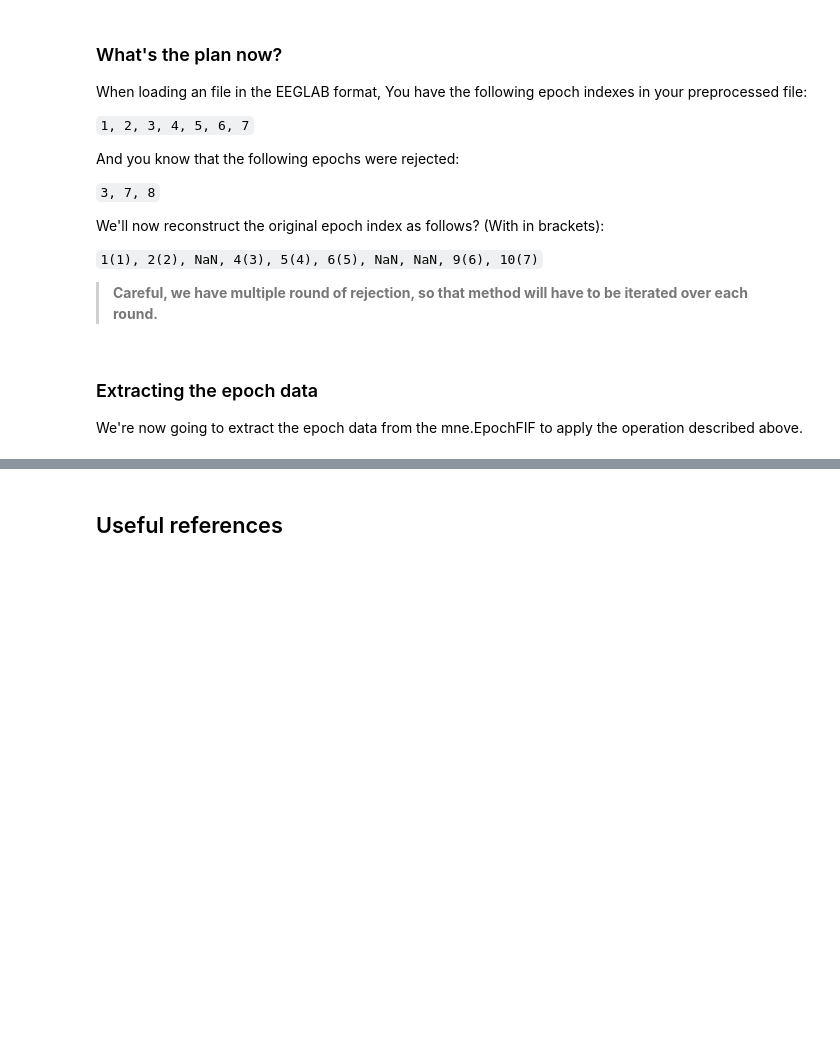
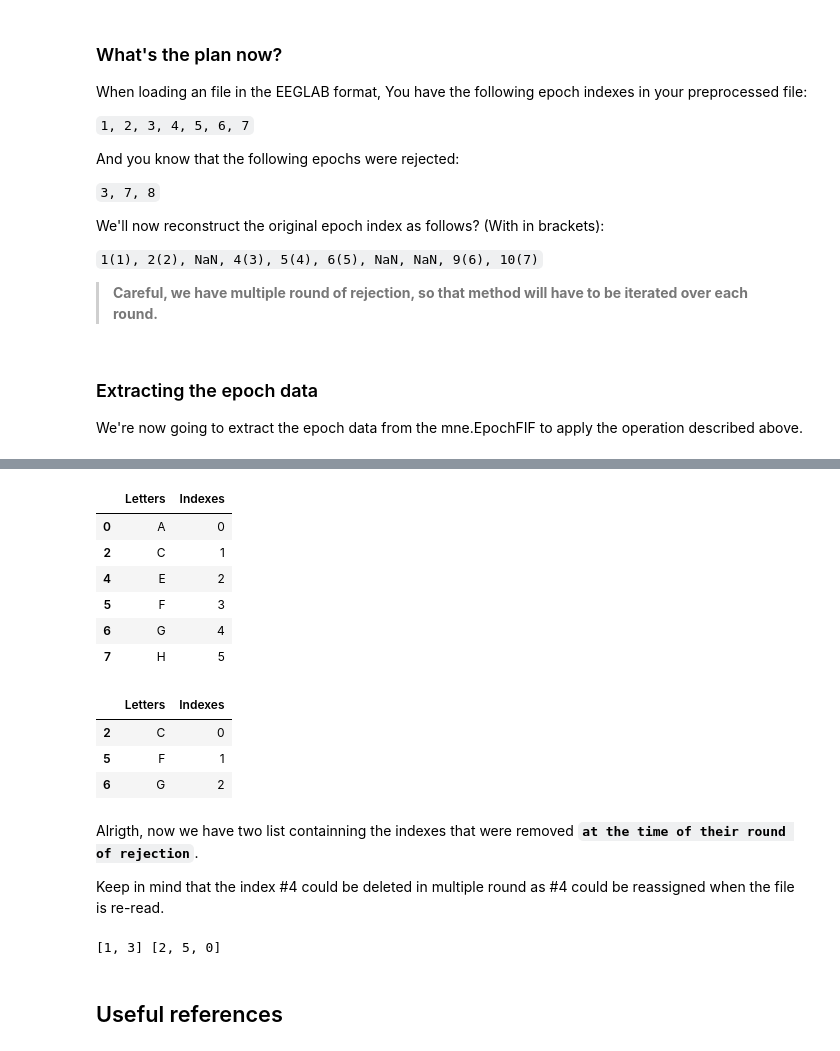
Before and after one commit to FranckPrts/FINS-Codes, a Jupyter notebook: realigne-eeg-streams.ipynb, the cells around one changed output, grey strips where cells are left out. Drawn from its saved outputs; the diff is of its cells as text; code cells hidden in the pictures; blank space fills up the shorter version.

```diff
--- a/realigne-eeg-streams.ipynb
+++ b/realigne-eeg-streams.ipynb
@@ -175,3 +205,42 @@ AttributeError: module 'mne' has no attribute 'from_eeglab'
+# %%
+# Now we reset the index the same way saving this 'eeg' file would when being read for the next iteration's round
+df.Indexes = [i for i in range(len(df))]
+df
+# %% [output]
+|  | Letters | Indexes |
+| 0 | A | 0 |
+| 2 | C | 1 |
+| 4 | E | 2 |
+| 5 | F | 3 |
+| 6 | G | 4 |
+| 7 | H | 5 |
+# %%
+# Now were remove three rows and directly reset the indexes
+# Create a list of elements to remove
+to_remove_2 = [2, 5, 0]
+
+# Create a boolean mask indicating which rows to keep
+mask = df['Indexes'].isin(to_remove_2)
+
+# Remove the rows that match the elements in the list
+df.drop(index=df[mask].index, inplace=True)
+
+df.Indexes = [i for i in range(len(df))]
+
+df
+# %% [output]
+|  | Letters | Indexes |
+| 2 | C | 0 |
+| 5 | F | 1 |
+| 6 | G | 2 |
+# %% [markdown]
+Alrigth, now we have two list containning the indexes that were removed **`at the time of their round of rejection`**.
+
+Keep in mind that the index #4 could be deleted in multiple round as #4 could be reassigned when the file is re-read.
+# %%
+print(to_remove_1, to_remove_2)
+# %% [output]
+[1, 3] [2, 5, 0]
 # %% [markdown]
 ## Useful references
 # %% [markdown]
```
Also changed, not shown: parts of 6 cells of this notebook.
